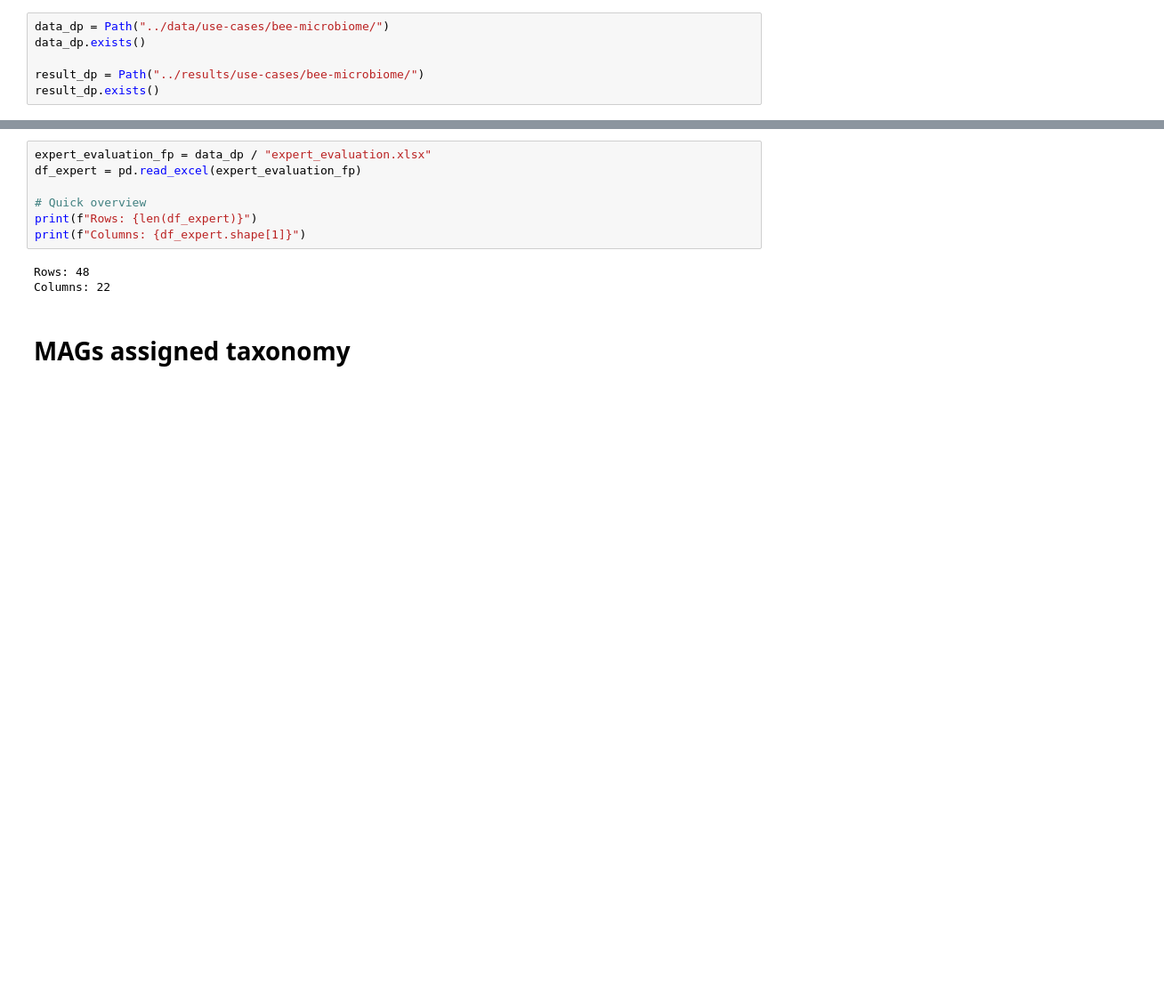
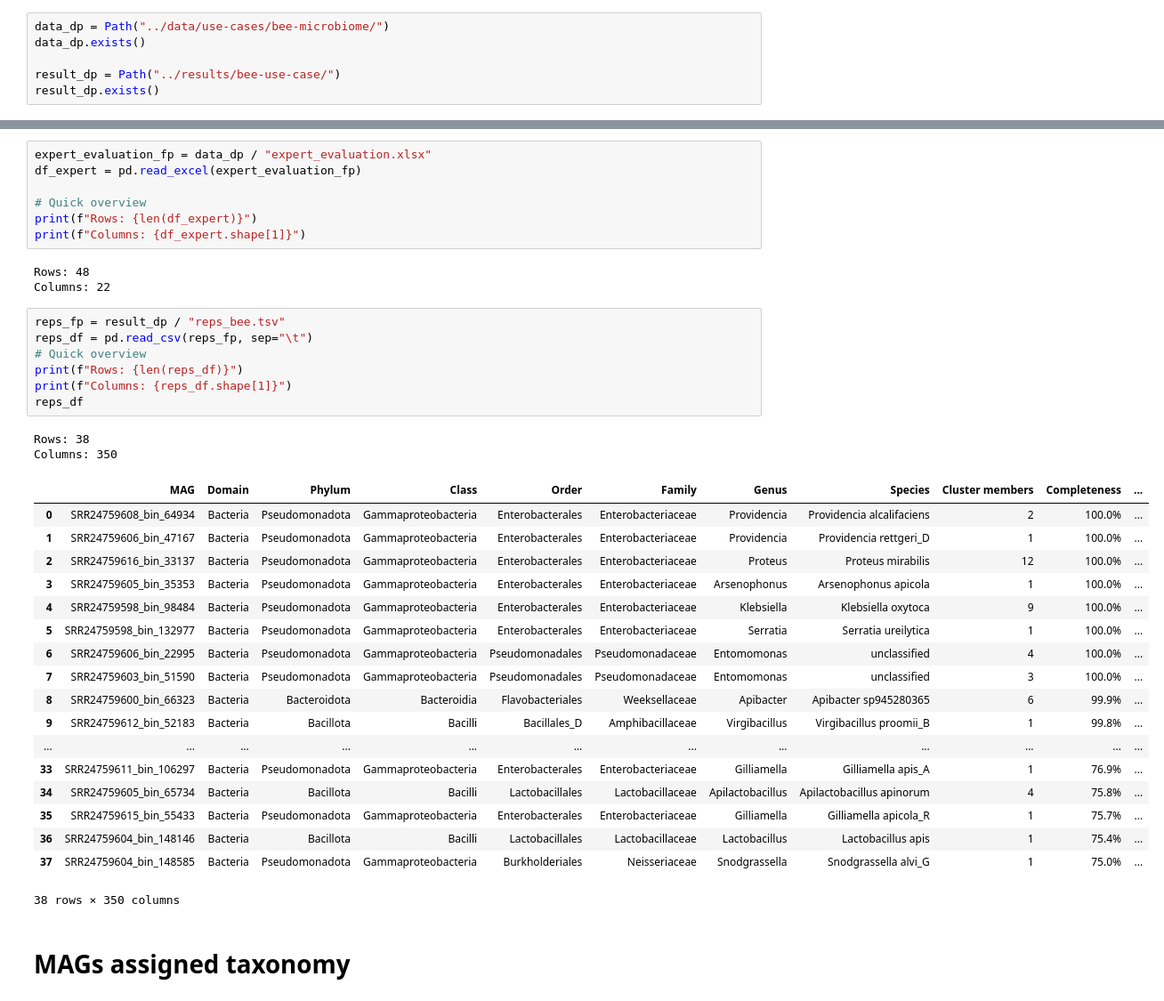
Before and after one commit to usegalaxy-eu/FAIRyMAGs, a Jupyter notebook: bin/use-case-bee-microbiome-exploration.ipynb, the cells around one changed output, grey strips where cells are left out. Shown at 89% size. Drawn from its saved outputs; the diff is of its cells as text; blank space fills up the shorter version.

Commit message:
Add exploration of functional results

```diff
--- a/bin/use-case-bee-microbiome-exploration.ipynb
+++ b/bin/use-case-bee-microbiome-exploration.ipynb
@@ -12,7 +12,7 @@ import seaborn as sns
 data_dp = Path("../data/use-cases/bee-microbiome/")
 data_dp.exists()
 
-result_dp = Path("../results/use-cases/bee-microbiome/")
+result_dp = Path("../results/bee-use-case/")
 result_dp.exists()
 # %% [output]
 True
@@ -26,6 +26,34 @@ print(f"Columns: {df_expert.shape[1]}")
 # %% [output]
 Rows: 48
 Columns: 22
+# %%
+reps_fp = result_dp / "reps_bee.tsv"
+reps_df = pd.read_csv(reps_fp, sep="\t")
+# Quick overview
+print(f"Rows: {len(reps_df)}")
+print(f"Columns: {reps_df.shape[1]}")
+reps_df
+# %% [output]
+Rows: 38
+Columns: 350
+|  | MAG | Domain | Phylum | Class | Order | Family | Genus | Species | Cluster members | Completeness | ... |
+| 0 | SRR24759608_bin_64934 | Bacteria | Pseudomonadota | Gammaproteobacteria | Enterobacterales | Enterobacteriaceae | Providencia | Providencia alcalifaciens | 2 | 100.0% | ... |
+| 1 | SRR24759606_bin_47167 | Bacteria | Pseudomonadota | Gammaproteobacteria | Enterobacterales | Enterobacteriaceae | Providencia | Providencia rettgeri_D | 1 | 100.0% | ... |
+| 2 | SRR24759616_bin_33137 | Bacteria | Pseudomonadota | Gammaproteobacteria | Enterobacterales | Enterobacteriaceae | Proteus | Proteus mirabilis | 12 | 100.0% | ... |
+| 3 | SRR24759605_bin_35353 | Bacteria | Pseudomonadota | Gammaproteobacteria | Enterobacterales | Enterobacteriaceae | Arsenophonus | Arsenophonus apicola | 1 | 100.0% | ... |
+| 4 | SRR24759598_bin_98484 | Bacteria | Pseudomonadota | Gammaproteobacteria | Enterobacterales | Enterobacteriaceae | Klebsiella | Klebsiella oxytoca | 9 | 100.0% | ... |
+| 5 | SRR24759598_bin_132977 | Bacteria | Pseudomonadota | Gammaproteobacteria | Enterobacterales | Enterobacteriaceae | Serratia | Serratia ureilytica | 1 | 100.0% | ... |
+| 6 | SRR24759606_bin_22995 | Bacteria | Pseudomonadota | Gammaproteobacteria | Pseudomonadales | Pseudomonadaceae | Entomomonas | unclassified | 4 | 100.0% | ... |
+| 7 | SRR24759603_bin_51590 | Bacteria | Pseudomonadota | Gammaproteobacteria | Pseudomonadales | Pseudomonadaceae | Entomomonas | unclassified | 3 | 100.0% | ... |
+| 8 | SRR24759600_bin_66323 | Bacteria | Bacteroidota | Bacteroidia | Flavobacteriales | Weeksellaceae | Apibacter | Apibacter sp945280365 | 6 | 99.9% | ... |
+| 9 | SRR24759612_bin_52183 | Bacteria | Bacillota | Bacilli | Bacillales_D | Amphibacillaceae | Virgibacillus | Virgibacillus proomii_B | 1 | 99.8% | ... |
+| ... | ... | ... | ... | ... | ... | ... | ... | ... | ... | ... | ... |
+| 33 | SRR24759611_bin_106297 | Bacteria | Pseudomonadota | Gammaproteobacteria | Enterobacterales | Enterobacteriaceae | Gilliamella | Gilliamella apis_A | 1 | 76.9% | ... |
+| 34 | SRR24759605_bin_65734 | Bacteria | Bacillota | Bacilli | Lactobacillales | Lactobacillaceae | Apilactobacillus | Apilactobacillus apinorum | 4 | 75.8% | ... |
+| 35 | SRR24759615_bin_55433 | Bacteria | Pseudomonadota | Gammaproteobacteria | Enterobacterales | Enterobacteriaceae | Gilliamella | Gilliamella apicola_R | 1 | 75.7% | ... |
+| 36 | SRR24759604_bin_148146 | Bacteria | Bacillota | Bacilli | Lactobacillales | Lactobacillaceae | Lactobacillus | Lactobacillus apis | 1 | 75.4% | ... |
+| 37 | SRR24759604_bin_148585 | Bacteria | Pseudomonadota | Gammaproteobacteria | Burkholderiales | Neisseriaceae | Snodgrassella | Snodgrassella alvi_G | 1 | 75.0% | ... |
+38 rows × 350 columns
 # %% [markdown]
 # MAGs assigned taxonomy
 # %%
```
Also changed, not shown: parts of 12 cells of this notebook, 1 other file.
